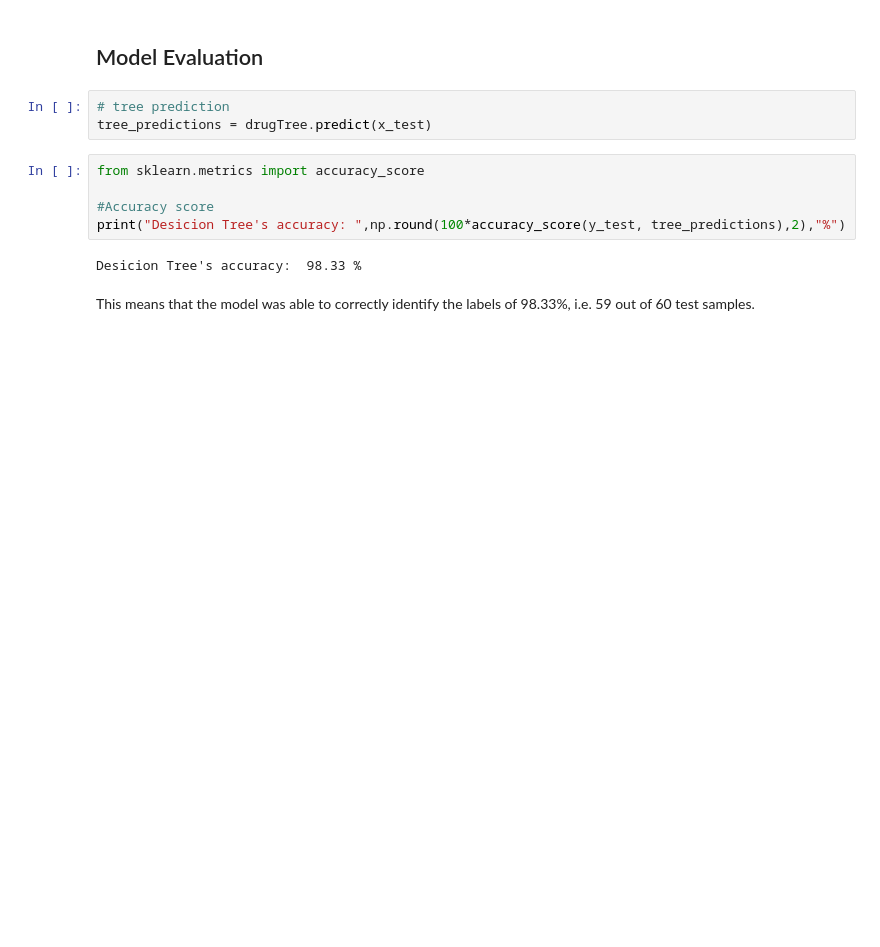
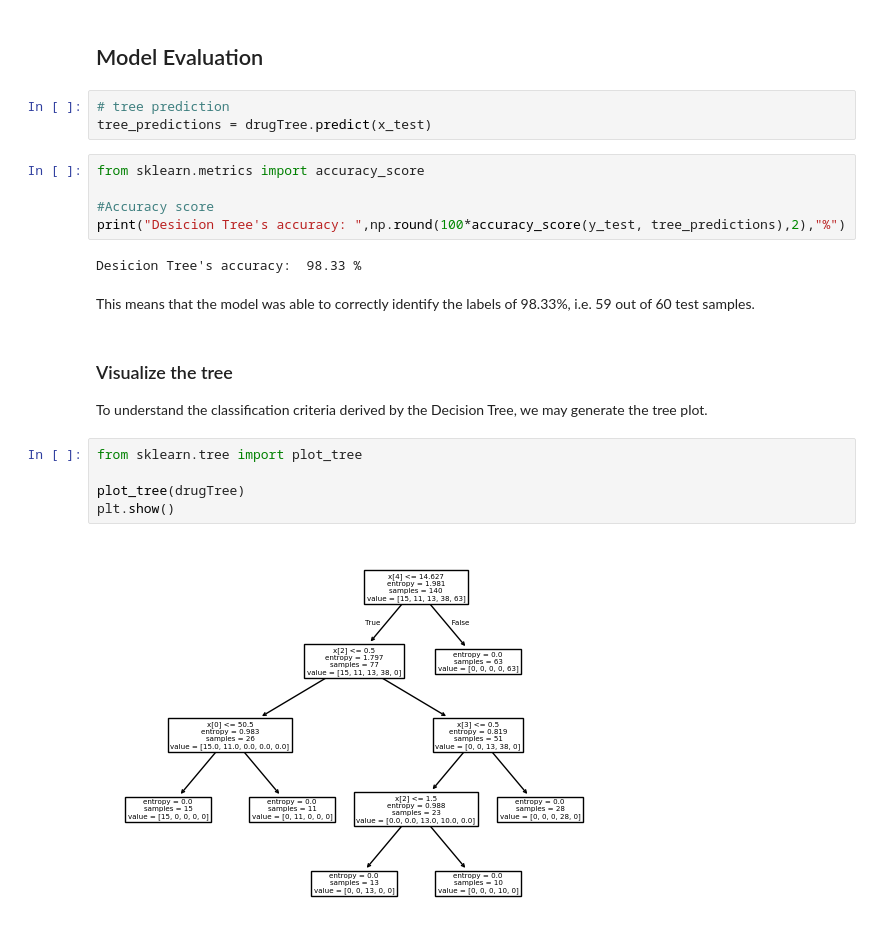
Before and after one commit to VishSeran/machine-learning-models, a Jupyter notebook: decision-tree-model/Decisiion_Trees.ipynb, the cells around one changed output. Cells and saved outputs as stored; diff of their text form; blank space fills up the shorter version.

Commit message:
plot_tree and compare two max_depth

```diff
--- a/decision-tree-model/Decisiion_Trees.ipynb
+++ b/decision-tree-model/Decisiion_Trees.ipynb
@@ -230,3 +230,14 @@ print("Desicion Tree's accuracy: ",np.round(100*accuracy_score(y_test, tree_pred
 Desicion Tree's accuracy:  98.33 %
 # %% [markdown]
 This means that the model was able to correctly identify the labels of 98.33%, i.e. 59 out of 60 test samples.
+# %% [markdown]
+### Visualize the tree
+
+To understand the classification criteria derived by the Decision Tree, we may generate the tree plot.
+# %%
+from sklearn.tree import plot_tree
+
+plot_tree(drugTree)
+plt.show()
+# %% [output]
+[figure, added]
```
Also changed, not shown: parts of 4 cells of this notebook.
